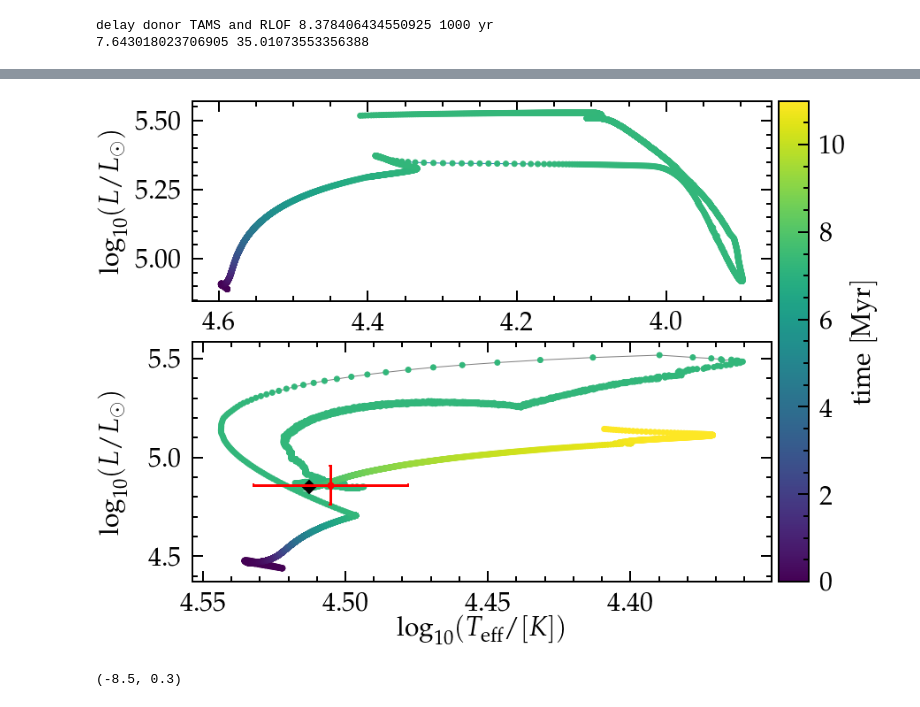
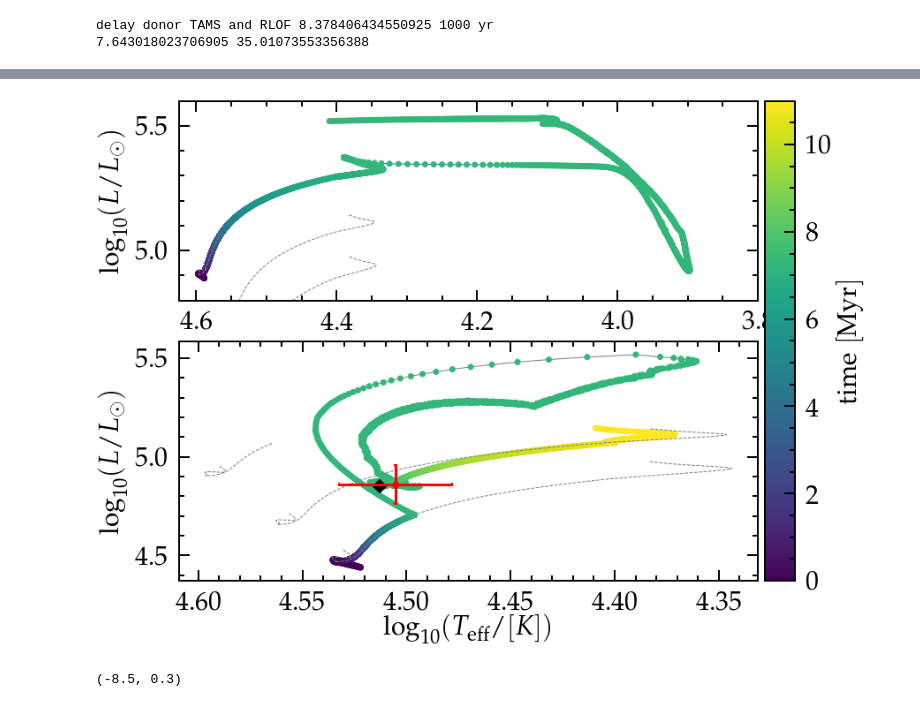
Before and after one commit to mathren/zeta_oph, a Jupyter notebook: notebooks/Best_model.ipynb, the cells around one changed output, grey strips where cells are left out. Drawn from its saved outputs; the diff is of its cells as text; code cells hidden in the pictures.

```diff
--- a/notebooks/Best_model.ipynb
+++ b/notebooks/Best_model.ipynb
@@ -79,3 +79,20 @@ print(min(radius[iRLOF]), max(radius[iRLOF]))
 # %% [output]
 delay donor TAMS and RLOF 8.378406434550925 1000 yr
 7.643018023706905 35.01073553356388
+# %%
+# analize MT
+fig = plt.figure(figsize=(12.5,10))
+gs = gridspec.GridSpec(120, 100)
+ax = fig.add_subplot(gs[:50,:94])
+ax2 = fig.add_subplot(gs[60:,:94])
+cax = fig.add_subplot(gs[:,95:])
+
+
+# single stars in the background
+root_single  = "/mnt/home/mrenzo/RUNS/zeta_ophiuchi/single_star/Z0.01"
+single_star_masses = glob.glob(root_single+'/*/')
+for ss in single_star_masses:
+    h = ss+'/non_rot/LOGS/history.data'
+    logL, logTeff = getlogLlogTeff(h)
+    ax.plot(logTeff,logL, c="#808080", ls='--', lw=1)
+    ax2.plot(logTeff,logL, c="#808080", ls='--', lw=1)
@@ -86,6 +105,17 @@ gs = gridspec.GridSpec(120, 100)
 ax = fig.add_subplot(gs[:50,:94])
 ax2 = fig.add_subplot(gs[60:,:94])
 cax = fig.add_subplot(gs[:,95:])
+
+
+# single stars in the background
+root_single  = "/mnt/home/mrenzo/RUNS/zeta_ophiuchi/single_star/Z0.01"
+single_star_masses = glob.glob(root_single+'/*/')
+for ss in single_star_masses:
+    h = ss+'/non_rot/LOGS/history.data'
+    logL, logTeff = getlogLlogTeff(h)
+    ax.plot(logTeff,logL, c="#808080", ls='--', lw=1, zorder=0)
+    ax2.plot(logTeff,logL, c="#808080", ls='--', lw=1, zorder=0)
+
 
 # for He abundances
 # vmin=0.3
@@ -107,35 +137,39 @@ logL, logTeff = getlogLlogTeff(hfile2)
 src, col = getSrcCol(hfile2)
 surface_he4 =  src[:, col.index('surface_he4')]
 time = src[:, col.index('star_age')]*1e-6
 # center_he4 =  src[:, col.index('center_he4')]
 ax2.plot(logTeff[0], logL[0], marker='D', c='k', ms=10)
 p = ax2.scatter(logTeff, logL, c=time, zorder=2,  vmin=vmin, vmax=vmax)
 fig.colorbar(p, label="$\mathrm{time\ [Myr]}$", cax=cax)
 # fig.colorbar(p, label="$\mathrm{surface\ mass\ fraction}\ ^4\mathrm{He}$", cax=cax)
 
 # donor
 logL, logTeff = getlogLlogTeff(dhfile)
 src, col = getSrcCol(dhfile)
 surface_he4 =  src[:, col.index('surface_he4')]
 time = src[:, col.index('star_age')]*1e-6
 ax.plot(logTeff, logL, lw=1, zorder=0)
 p = ax.scatter(logTeff, logL, c=time, zorder=2,  vmin=vmin, vmax=vmax)
 
 
 # ax.set_title(model_name, size=30)
 zeta_oph_HRD(ax2)
 
+ax.set_xlim(xmax=4.625,xmin=3.8)
+ax.set_ylim(4.8,5.6)
 ax.invert_xaxis()
 ax2.invert_xaxis()
 ax2.set_xlabel(r"$\log_{10}(T_\mathrm{eff}/ [K])$")
 ax.set_ylabel(r"$\log_{10}(L/L_\odot)$")
 ax2.set_ylabel(r"$\log_{10}(L/L_\odot)$")
 
+
+
 fig.align_labels()
 
-fig.savefig("/mnt/home/mrenzo/TMP/HRD_both_age.pdf")
+# fig.savefig("/mnt/home/mrenzo/TMP/HRD_both_age.pdf")
 # %% [output]
-[figure, old version]
+[figure, new version]
 # %%
 # mass transfer rate
 fig = plt.figure(figsize=(15,9))
```
Also changed, not shown: parts of 1 cell of this notebook, 3 other files.
